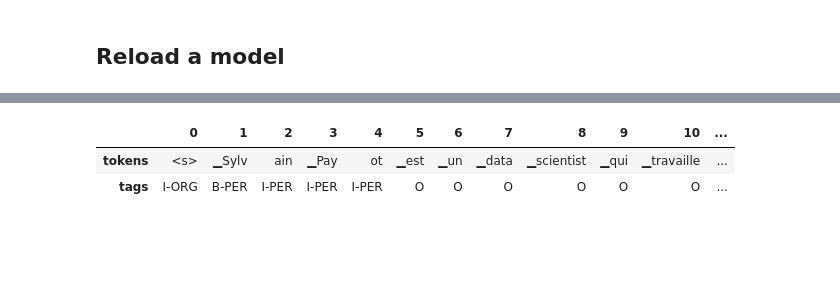
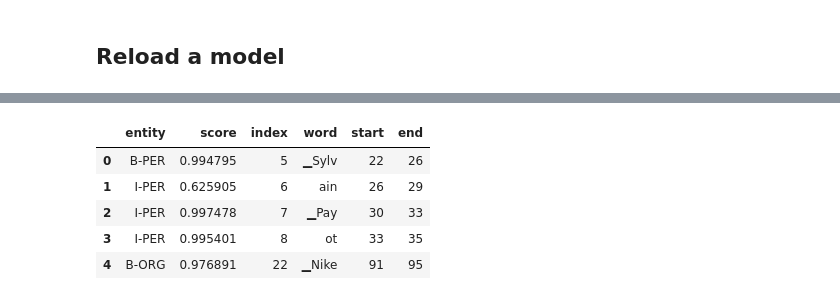
Before and after one commit to spayot/nlp_with_transformers, a Jupyter notebook: chp04_multilingual_ner/notebooks/chp04_MultiLingual_NER.ipynb, the cells around one changed output, grey strips where cells are left out. Saved outputs shown, nothing was run; the diff lists cells and outputs as text; code cells hidden in the pictures; blank space fills up the shorter version.

```diff
--- a/chp04_multilingual_ner/notebooks/nlpt_04_MultiLingual_NER.ipynb
+++ b/chp04_multilingual_ner/notebooks/chp04_MultiLingual_NER.ipynb
@@ -617,6 +626,11 @@ trainer.evaluate(panx_de_encoded["validation"])
-# %%
-ner.inspect.tag_text("Sylvain Payot est un data scientist qui travaille en Bretagne pour Nike", xtrainer.model, xlmr_tokenizer, tags)
-# %% [output]
-|  | 0 | 1 | 2 | 3 | 4 | 5 | 6 | 7 | 8 | 9 | 10 | ... |
-| tokens | <s> | ▁Sylv | ain | ▁Pay | ot | ▁est | ▁un | ▁data | ▁scientist | ▁qui | ▁travaille | ... |
-| tags | I-ORG | B-PER | I-PER | I-PER | I-PER | O | O | O | O | O | O | ... |
+# %%
+text = "Je connais un certain Sylvain Payot qui est data scientist et travaille dans l'Oregon pour Nike"
+ner_pipeline = tfm.pipeline("ner", model=training_args.output_dir)
+pd.DataFrame(ner_pipeline(text))
+# %% [output]
+|  | entity | score | index | word | start | end |
+| 0 | B-PER | 0.994795 | 5 | ▁Sylv | 22 | 26 |
+| 1 | I-PER | 0.625905 | 6 | ain | 26 | 29 |
+| 2 | I-PER | 0.997478 | 7 | ▁Pay | 30 | 33 |
+| 3 | I-PER | 0.995401 | 8 | ot | 33 | 35 |
+| 4 | B-ORG | 0.976891 | 22 | ▁Nike | 91 | 95 |
```
Also changed, not shown: parts of 25 cells of this notebook, 7 other files.
